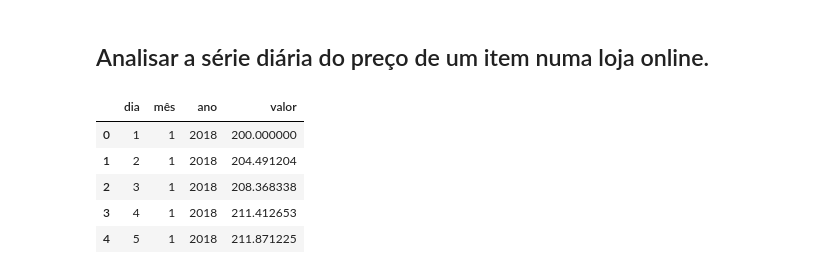
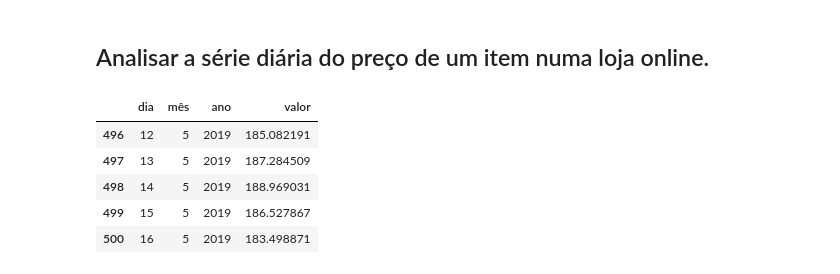
Before and after one commit to andvsilva/programming_school, a Jupyter notebook: notebooks/time-series/Lab_ARIMA_2023_2.ipynb, the cells around one changed output. Cells and saved outputs as stored; diff of their text form; code cells hidden in the pictures.

```diff
--- a/notebooks/time-series/Lab_ARIMA_2023_2.ipynb
+++ b/notebooks/time-series/Lab_ARIMA_2023_2.ipynb
@@ -24,14 +26,14 @@ Modelando uma série usando os modelos ARIMA
 ## Analisar a série diária do preço de um item numa loja online.
 # %%
 df1=pd.read_excel("https://www.orlandoalbarracin.com.br/phyton/preco_reais.xlsx")
-df1.head()
+df1.tail()
 # %% [output]
 |  | dia | mês | ano | valor |
-| 0 | 1 | 1 | 2018 | 200.000000 |
-| 1 | 2 | 1 | 2018 | 204.491204 |
-| 2 | 3 | 1 | 2018 | 208.368338 |
-| 3 | 4 | 1 | 2018 | 211.412653 |
-| 4 | 5 | 1 | 2018 | 211.871225 |
+| 496 | 12 | 5 | 2019 | 185.082191 |
+| 497 | 13 | 5 | 2019 | 187.284509 |
+| 498 | 14 | 5 | 2019 | 188.969031 |
+| 499 | 15 | 5 | 2019 | 186.527867 |
+| 500 | 16 | 5 | 2019 | 183.498871 |
 # %%
 # Arrumando as datas
 import matplotlib.dates as mdates
```
Also changed, not shown: parts of 29 cells of this notebook, 1 other file.
